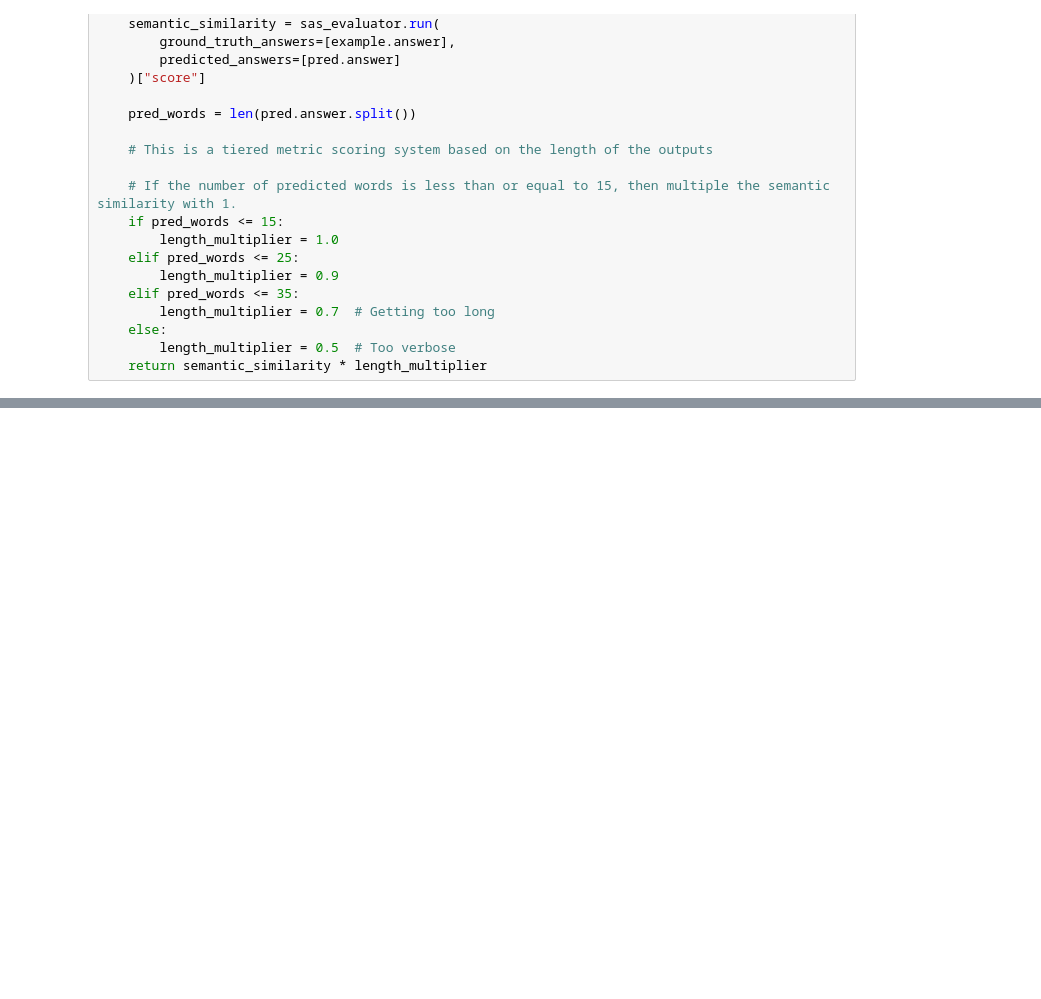
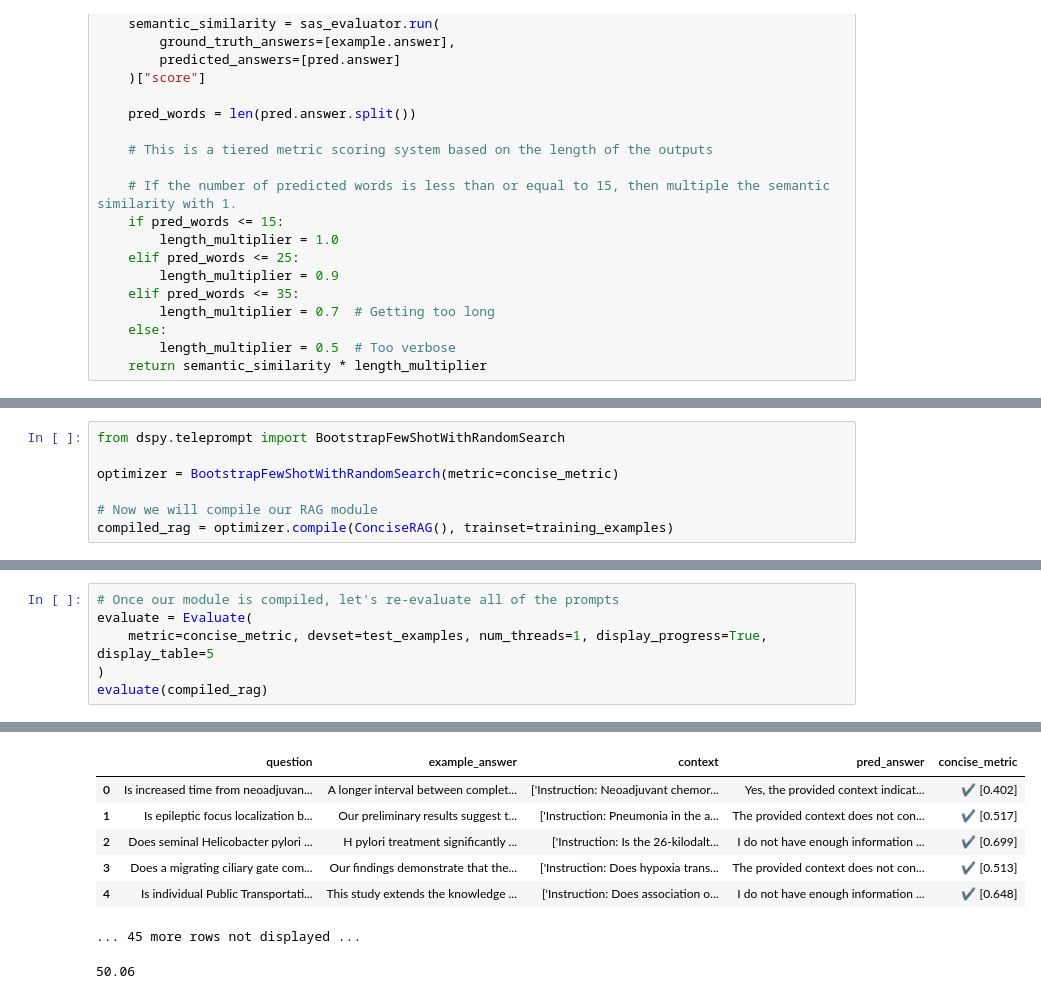
Before and after one commit to madhurprash/GenAI_AppDev_Frameworks, a Jupyter notebook: AWS_Haystack_Examples/haystack_dspy_example.ipynb, the cells around one changed output, grey strips where cells are left out. Cells and saved outputs as stored; diff of their text form; blank space fills up the shorter version.

Commit message:
dspy + haystack example

```diff
--- a/AWS_Haystack_Examples/haystack_dspy_example.ipynb
+++ b/AWS_Haystack_Examples/haystack_dspy_example.ipynb
@@ -387,0 +409,7 @@ evaluate(uncompiled_rag)
+# %%
+from dspy.teleprompt import BootstrapFewShotWithRandomSearch
+
+optimizer = BootstrapFewShotWithRandomSearch(metric=concise_metric)
+
+# Now we will compile our RAG module
+compiled_rag = optimizer.compile(ConciseRAG(), trainset=training_examples)
@@ -387,0 +469,7 @@ evaluate(uncompiled_rag)
+# %%
+# Once our module is compiled, let's re-evaluate all of the prompts
+evaluate = Evaluate(
+    metric=concise_metric, devset=test_examples, num_threads=1, display_progress=True, display_table=5
+)
+evaluate(compiled_rag)
+# %% [output]
@@ -387,0 +477,8 @@ evaluate(uncompiled_rag)
+|  | question | example_answer | context | pred_answer | concise_metric |
+| 0 | Is increased time from neoadjuvan... | A longer interval between complet... | ['Instruction: Neoadjuvant chemor... | Yes, the provided context indicat... | ✔️ [0.402] |
+| 1 | Is epileptic focus localization b... | Our preliminary results suggest t... | ['Instruction: Pneumonia in the a... | The provided context does not con... | ✔️ [0.517] |
+| 2 | Does seminal Helicobacter pylori ... | H pylori treatment significantly ... | ['Instruction: Is the 26-kilodalt... | I do not have enough information ... | ✔️ [0.699] |
+| 3 | Does a migrating ciliary gate com... | Our findings demonstrate that the... | ['Instruction: Does hypoxia trans... | The provided context does not con... | ✔️ [0.513] |
+| 4 | Is individual Public Transportati... | This study extends the knowledge ... | ['Instruction: Does association o... | I do not have enough information ... | ✔️ [0.648] |
+... 45 more rows not displayed ...
+50.06
```
Also changed, not shown: parts of 5 cells of this notebook.
